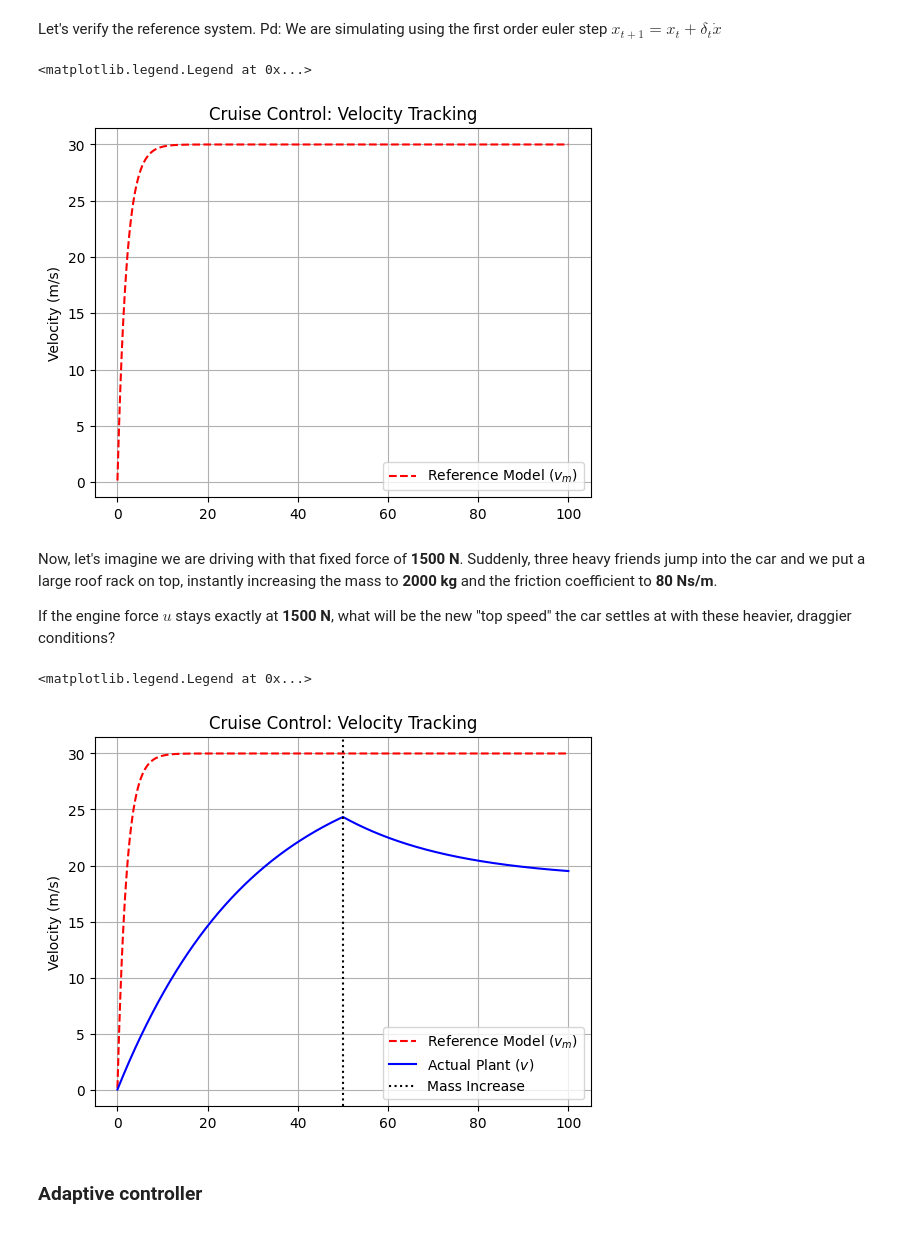
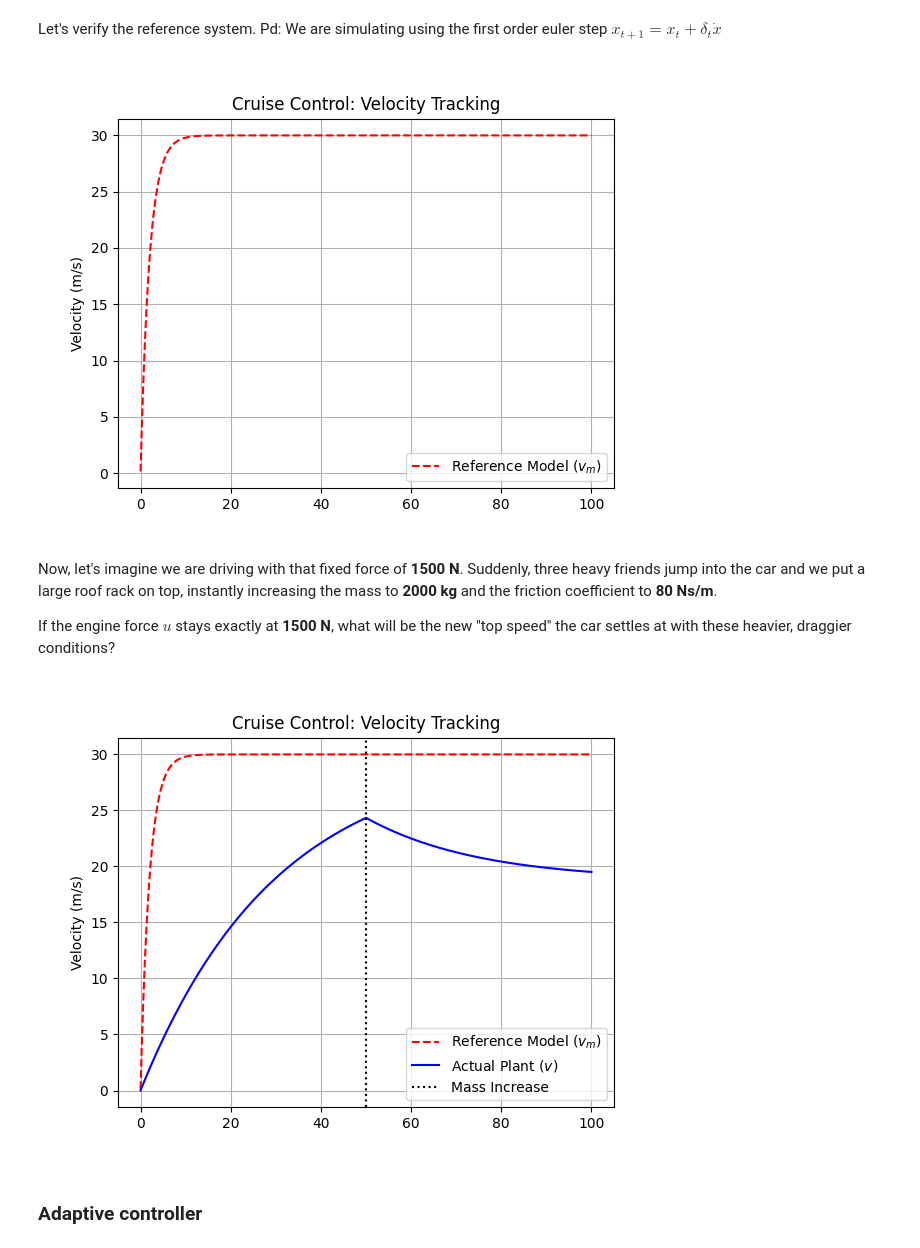
Before and after one commit to Mrjarkos/MRAC_Tutorial, a Jupyter notebook: 01_Introduction_to_MRAC.ipynb, the cells around one changed output. Drawn from its saved outputs; the diff is of its cells as text; code cells hidden in the pictures.

```diff
--- a/01_Introduction_to_MRAC.ipynb
+++ b/01_Introduction_to_MRAC.ipynb
@@ -238,14 +242,15 @@ for t in time:
     v_m += dvm_dt * dt
     history['v_m'].append(v_m)
 
+plt.figure()
 plt.plot(time, history['v_m'], 'r--', label='Reference Model ($v_m$)')
 plt.title('Cruise Control: Velocity Tracking')
 plt.ylabel('Velocity (m/s)')
 plt.grid()
 plt.legend()
+plt.show()
 # %% [output]
-<matplotlib.legend.Legend at 0x...>
-[figure, old version]
+[figure, new version]
 # %% [markdown]
 Now, let's imagine we are driving with that fixed force of **1500 N**. Suddenly, three heavy friends jump into the car and we put a large roof rack on top, instantly increasing the mass to **2000 kg** and the friction coefficient to **80 Ns/m**.
 
@@ -273,36 +278,37 @@ v_m = 0
 
 disturbance_time = 50
 
 u = c_b*r
 
 history = {'v': [], 'v_m': []}
 for t in time:
     # Introduce a disturbance: halfway through, the car gets much heavier!
     if t > disturbance_time:
         m = 2000.0 # Heavy cargo added
         c_b  = 80.0  # Drag increased
 
     # Reference model
     dvm_dt = a_m * v_m + b_m * r
     v_m += dvm_dt * dt
 
     # Plant Dynamics: dv/dt = -(b/m)*v + (1/m)*u
     dv_dt = -(c_b/m) * v + (1/m) * u
     v += dv_dt * dt
 
     history['v_m'].append(v_m)
     history['v'].append(v)
 
+plt.figure()
 plt.plot(time, history['v_m'], 'r--', label='Reference Model ($v_m$)')
 plt.plot(time, history['v'], 'b', label='Actual Plant ($v$)')
 plt.axvline(x=disturbance_time, color='k', linestyle=':', label='Mass Increase')
 plt.title('Cruise Control: Velocity Tracking')
 plt.ylabel('Velocity (m/s)')
+plt.legend()
 plt.grid()
-plt.legend()
+plt.show()
 # %% [output]
-<matplotlib.legend.Legend at 0x...>
-[figure, old version]
+[figure, new version]
 # %% [markdown]
 ### Adaptive controller
 # %%
```
Also changed, not shown: parts of 6 cells of this notebook, 2 other files.
